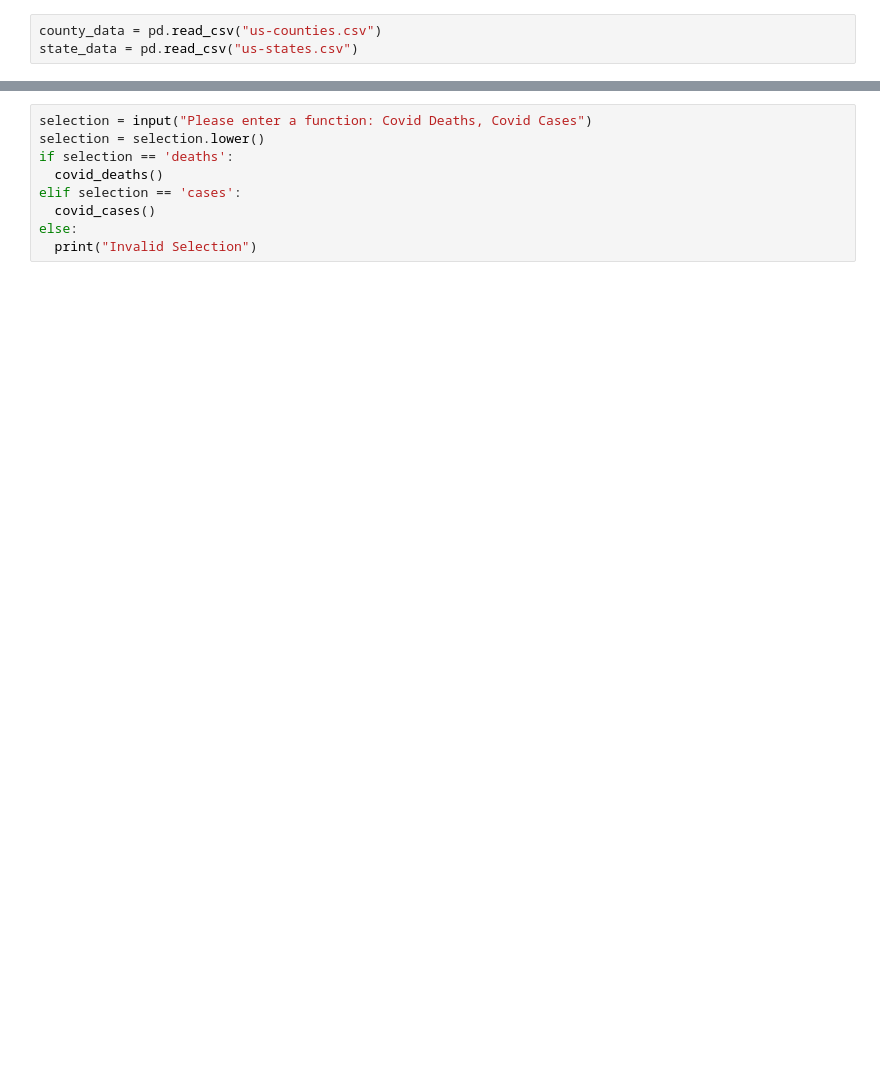
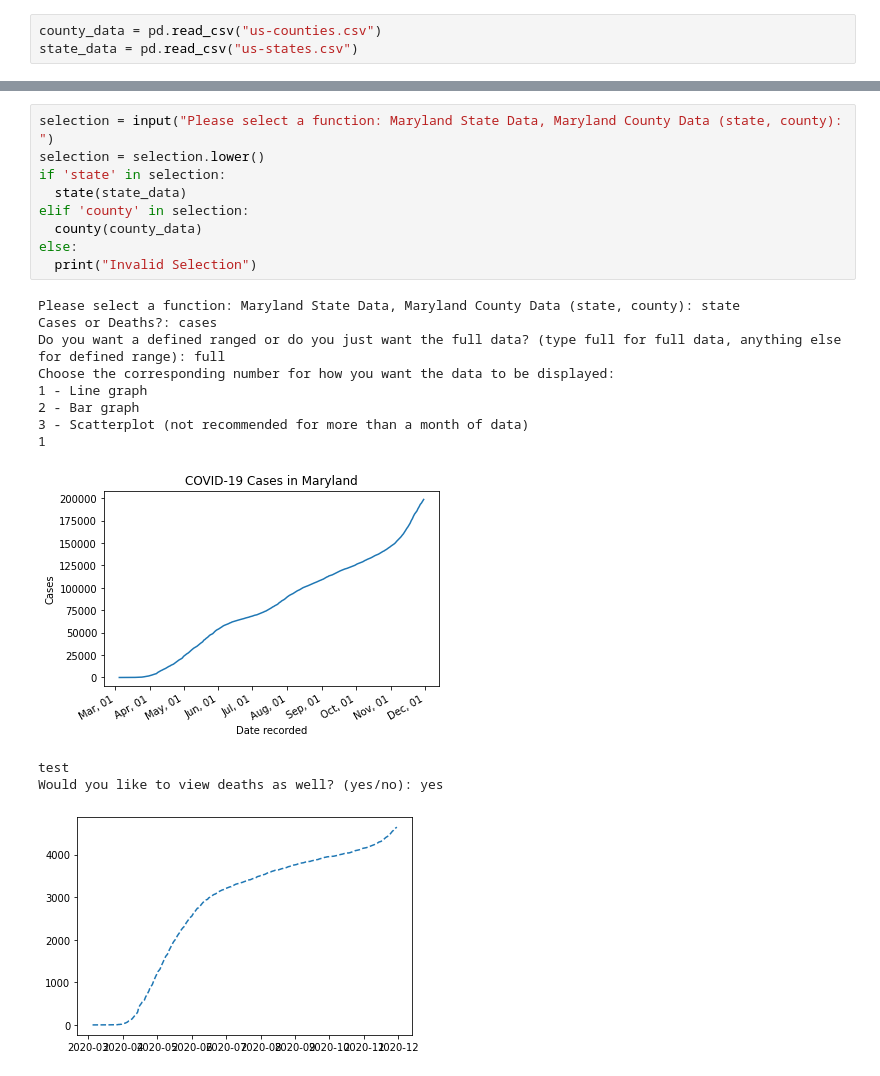
Before and after one commit to burgermanBrown/INST126_Project4_COVID_Tracker, a Jupyter notebook: COVID_Tracker_ver1.ipynb, the cells around one changed output, grey strips where cells are left out. Cells and saved outputs as stored; diff of their text form; blank space fills up the shorter version.

```diff
--- a/COVID_Tracker_ver1.ipynb
+++ b/COVID_Tracker_ver1.ipynb
@@ -24,9 +179,22 @@ def display(df):
 # %%
-selection = input("Please enter a function: Covid Deaths, Covid Cases")
+selection = input("Please select a function: Maryland State Data, Maryland County Data (state, county): ")
 selection = selection.lower()
-if selection == 'deaths':
-  covid_deaths()
-elif selection == 'cases':
-  covid_cases()
+if 'state' in selection:
+  state(state_data)
+elif 'county' in selection:
+  county(county_data)
 else:
   print("Invalid Selection")
+# %% [output]
+Please select a function: Maryland State Data, Maryland County Data (state, county): state
+Cases or Deaths?: cases
+Do you want a defined ranged or do you just want the full data? (type full for full data, anything else for defined range): full
+Choose the corresponding number for how you want the data to be displayed:
+1 - Line graph
+2 - Bar graph
+3 - Scatterplot (not recommended for more than a month of data)
+1
+[figure, added]
+test
+Would you like to view deaths as well? (yes/no): yes
+[figure, added]
```
Also changed, not shown: parts of 4 cells of this notebook, 1 other file.
